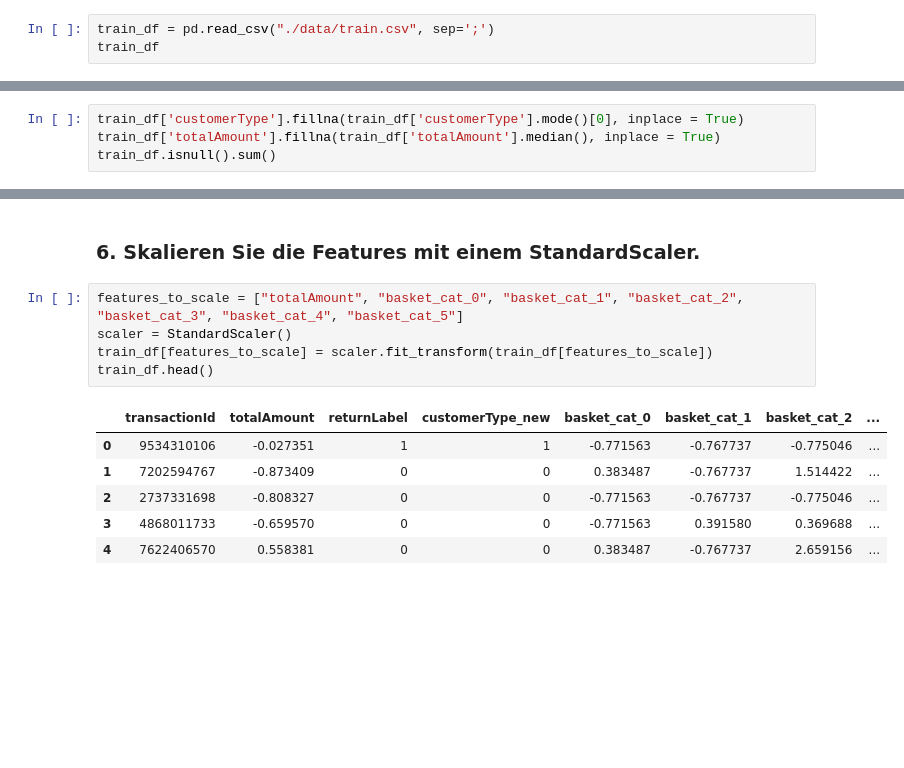
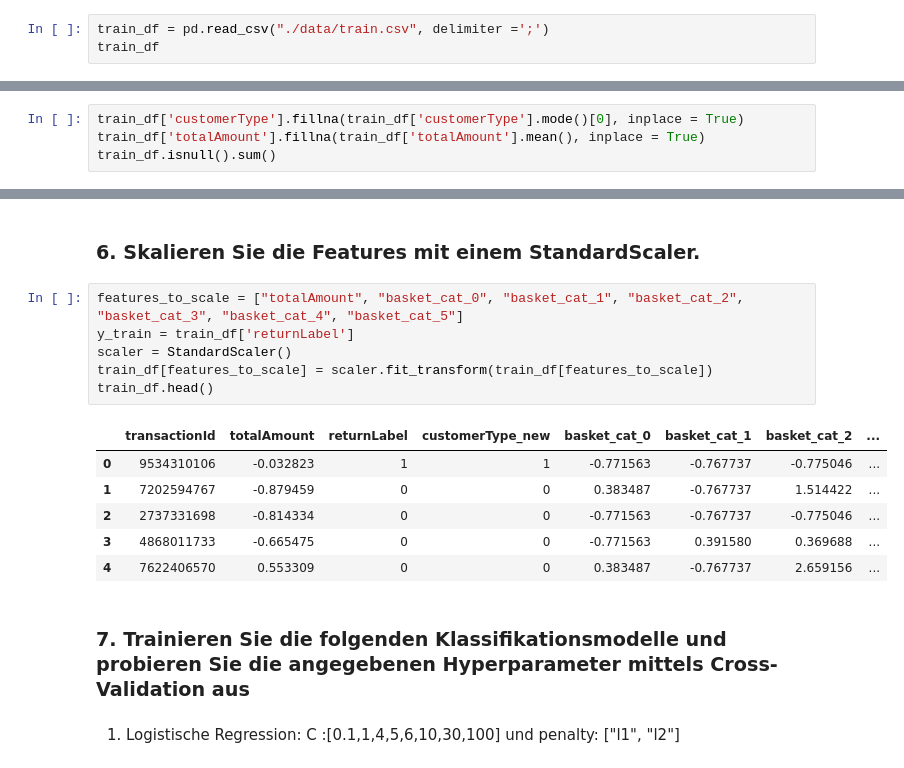
Before and after one commit to DavidSpre/ml-projekt-ss25, a Jupyter notebook: 256378.ipynb, the cells around one changed output, grey strips where cells are left out. Saved outputs shown, nothing was run; the diff lists cells and outputs as text; blank space fills up the shorter version.

```diff
--- a/256378.ipynb
+++ b/256378.ipynb
@@ -21,7 +26,7 @@ from sklearn.preprocessing import StandardScaler
 # %% [markdown]
 ### 1. Laden Sie die Trainingsdaten.
 # %%
-train_df = pd.read_csv("./data/train.csv", sep=';')
+train_df = pd.read_csv("./data/train.csv", delimiter =';')
 train_df
 # %% [output]
 |  | transactionId | basket | customerType | totalAmount | returnLabel |
@@ -119,7 +118,7 @@ returnLabel        0
 dtype: int64
 # %%
 train_df['customerType'].fillna(train_df['customerType'].mode()[0], inplace = True)
-train_df['totalAmount'].fillna(train_df['totalAmount'].median(), inplace = True)
+train_df['totalAmount'].fillna(train_df['totalAmount'].mean(), inplace = True)
 train_df.isnull().sum()
 # %% [output]
 transactionId    0
@@ -171,13 +170,18 @@ train_df.head()
 ### 6. Skalieren Sie die Features mit einem StandardScaler.
 # %%
 features_to_scale = ["totalAmount", "basket_cat_0", "basket_cat_1", "basket_cat_2", "basket_cat_3", "basket_cat_4", "basket_cat_5"]
+y_train = train_df['returnLabel']
 scaler = StandardScaler()
 train_df[features_to_scale] = scaler.fit_transform(train_df[features_to_scale])
 train_df.head()
 # %% [output]
 |  | transactionId | totalAmount | returnLabel | customerType_new | basket_cat_0 | basket_cat_1 | basket_cat_2 | ... |
-| 0 | 9534310106 | -0.027351 | 1 | 1 | -0.771563 | -0.767737 | -0.775046 | ... |
-| 1 | 7202594767 | -0.873409 | 0 | 0 | 0.383487 | -0.767737 | 1.514422 | ... |
-| 2 | 2737331698 | -0.808327 | 0 | 0 | -0.771563 | -0.767737 | -0.775046 | ... |
-| 3 | 4868011733 | -0.659570 | 0 | 0 | -0.771563 | 0.391580 | 0.369688 | ... |
-| 4 | 7622406570 | 0.558381 | 0 | 0 | 0.383487 | -0.767737 | 2.659156 | ... |
+| 0 | 9534310106 | -0.032823 | 1 | 1 | -0.771563 | -0.767737 | -0.775046 | ... |
+| 1 | 7202594767 | -0.879459 | 0 | 0 | 0.383487 | -0.767737 | 1.514422 | ... |
+| 2 | 2737331698 | -0.814334 | 0 | 0 | -0.771563 | -0.767737 | -0.775046 | ... |
+| 3 | 4868011733 | -0.665475 | 0 | 0 | -0.771563 | 0.391580 | 0.369688 | ... |
+| 4 | 7622406570 | 0.553309 | 0 | 0 | 0.383487 | -0.767737 | 2.659156 | ... |
+# %% [markdown]
+### 7. Trainieren Sie die folgenden Klassifikationsmodelle und probieren Sie die angegebenen Hyperparameter mittels Cross-Validation aus
+# %% [markdown]
+1. Logistische Regression: C :[0.1,1,4,5,6,10,30,100] und penalty: ["l1", "l2"]
```
Also changed, not shown: parts of 22 cells of this notebook.
